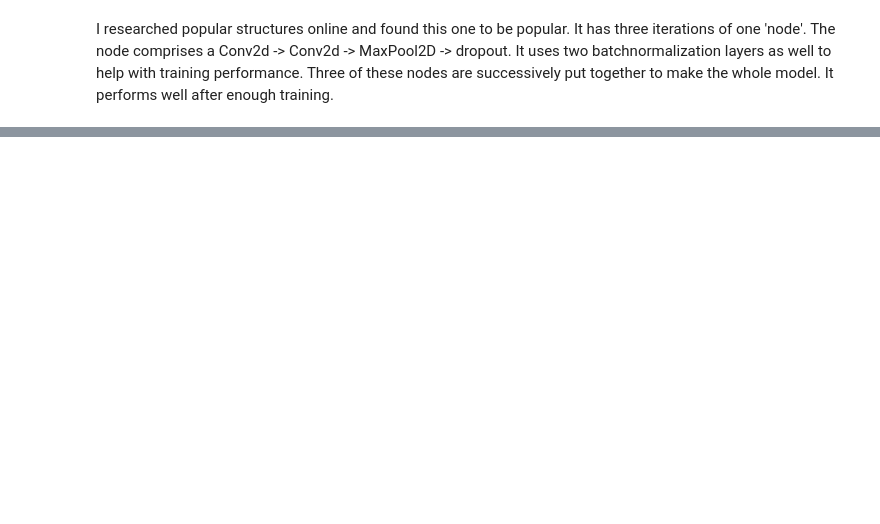
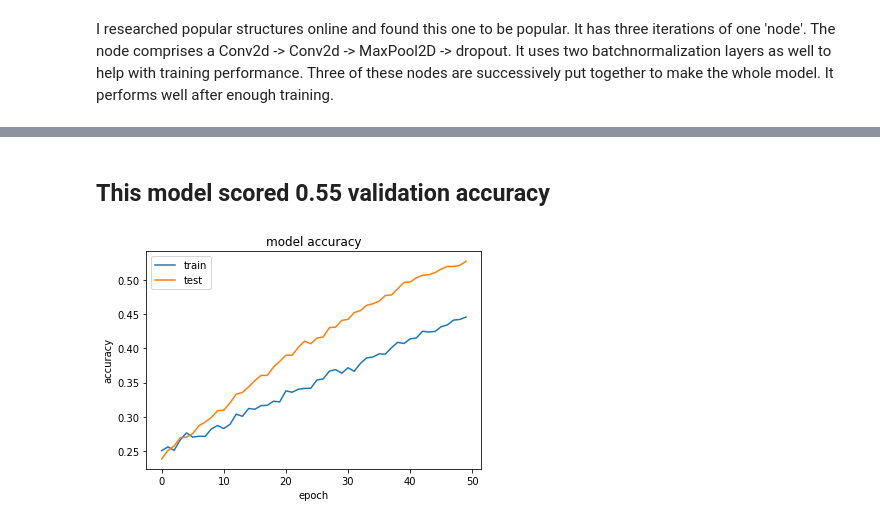
Before and after one commit to realleyriley/Honors-Thesis, a Jupyter notebook: notebooks/3 4-Class-CNN.ipynb, the cells around one changed output, grey strips where cells are left out. Cells and saved outputs as stored; diff of their text form; code cells hidden in the pictures; blank space fills up the shorter version.

```diff
--- a/notebooks/4-Class-CNN.ipynb
+++ b/notebooks/3 4-Class-CNN.ipynb
@@ -40,0 +54,3 @@ We now wish to greyscale and rotate the images.
+# %%
+train_path = '..//data//helen//train_rotated//'
+test_path = '..//data//helen//test_rotated//'
@@ -45,2 +111,0 @@ We now wish to greyscale and rotate the images.
-# %%
-def train(train_folder, test_folder, data_percent, model):
@@ -80,15 +198,26 @@ I tested all the interpolation options from the .resize() method and INTER_AREA
 I researched popular structures online and found this one to be popular. It has three iterations of one 'node'. The node comprises a Conv2d -> Conv2d -> MaxPool2D -> dropout. It uses two batchnormalization layers as well to help with training performance. Three of these nodes are successively put together to make the whole model. It performs well after enough training.
 # %%
 model_1 = Sequential([
-    Conv2D(32, (3, 3), strides = (1,1), input_shape=(128,128), activation='relu', padding='same'),
+    Conv2D(16, (3, 3), strides=(1, 1), input_shape=(128, 128, 3), data_format="channels_last", padding='same'),   # RGB
     BatchNormalization(),
-    Conv2D(32, (3, 3), strides = (1,1), activation='relu', padding='same'),
+    Activation('relu'),
+    Conv2D(16, (3, 3), strides=(1, 1), padding='same'),
     BatchNormalization(),
+    Activation('relu'),
+    MaxPooling2D(pool_size=(2, 2)),
+    Dropout(0.3),
+
+    Conv2D(16, (3, 3), strides=(1, 1), input_shape=(128, 128, 3), data_format="channels_last", padding='same'),   # RGB
+    BatchNormalization(),
+    Activation('relu'),
+    Conv2D(16, (3, 3), strides=(1, 1), padding='same'),
+    BatchNormalization(),
+    Activation('relu'),
     MaxPooling2D(pool_size=(2, 2)),
     Dropout(0.3),
 
     Flatten(),
-    Dense(4, activation='softmax'),   # number of classes
+    Dense(4),   # number of classes is 4
     Activation('softmax')
 ])
 model_1.summary()
@@ -96,0 +246,3 @@ ValueError: Input 0 is incompatible with layer conv2d_9: expected ndim=4, found
+# %%
+history, model = train(model_1)
+history
@@ -96,0 +299,14 @@ ValueError: Input 0 is incompatible with layer conv2d_9: expected ndim=4, found
+# %% [markdown]
+## This model scored 0.55 validation accuracy
+# %%
+import matplotlib.pyplot as plt
+# summarize history for accuracy
+plt.plot(history.history['acc'])
+plt.plot(history.history['val_acc'])
+plt.title('model accuracy')
+plt.ylabel('accuracy')
+plt.xlabel('epoch')
+plt.legend(['train', 'test'], loc='upper left')
+plt.show()
+# %% [output]
+[figure, added]
```
Also changed, not shown: parts of 34 cells of this notebook, 4 other files.
